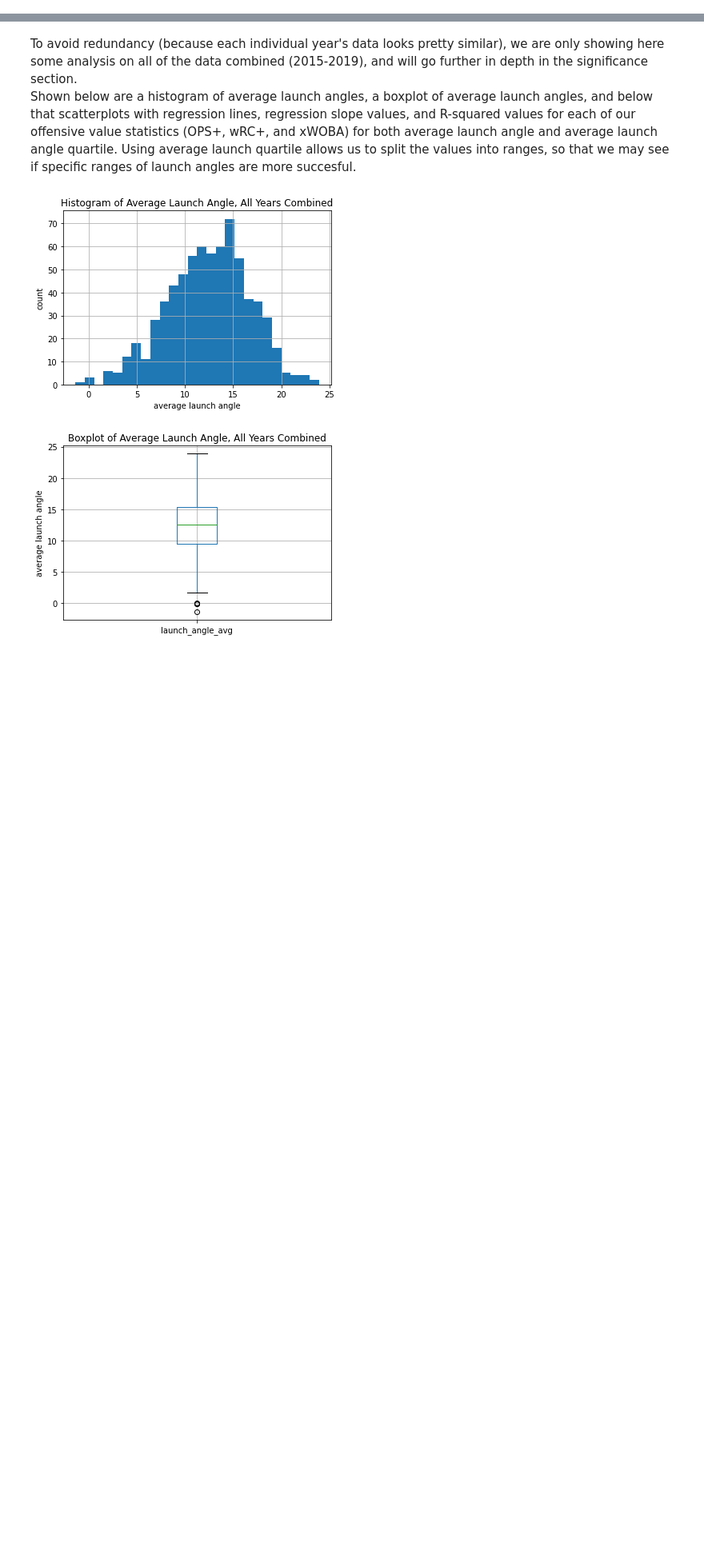
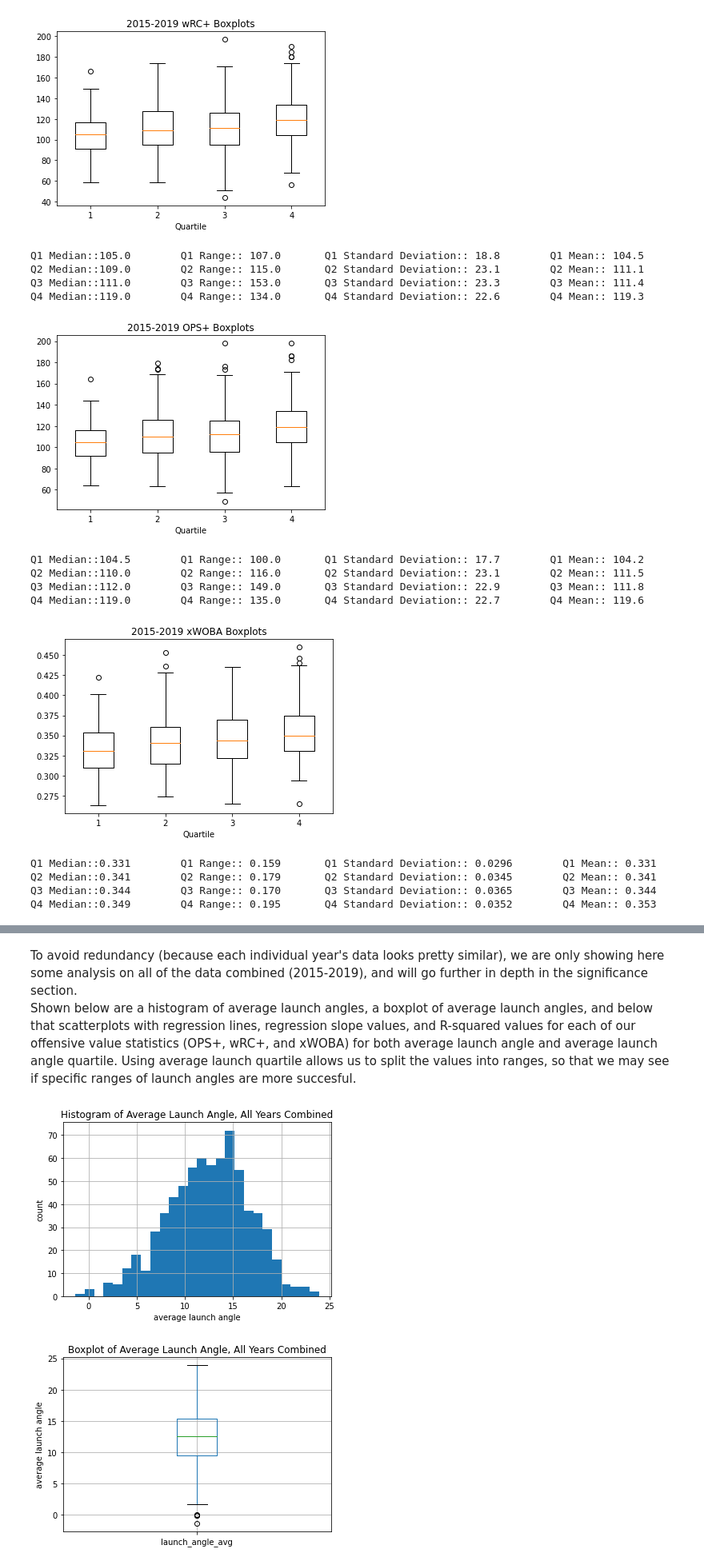
Before and after one commit to GeoffreyBrann/info2950, a Jupyter notebook: phase_4_launch_ange.ipynb, the cells around one changed output, grey strips where cells are left out. Shown at 80% size. Saved outputs shown, nothing was run; the diff lists cells and outputs as text; code cells hidden in the pictures; blank space fills up the shorter version.

```diff
--- a/phase_4_launch_ange.ipynb
+++ b/phase_4_launch_ange.ipynb
@@ -39,0 +54,13 @@ def launch_angle_avg_quartile(n):
+# %%
+all_data_q1 = all_data[all_data['launch_quartile'] == 1]
+all_data_q2 = all_data[all_data['launch_quartile'] == 2]
+all_data_q3 = all_data[all_data['launch_quartile'] == 3]
+all_data_q4 = all_data[all_data['launch_quartile'] == 4]
+
+all_data_q1.nlargest(3, 'launch_angle_avg')
+all_data_q2 = pd.merge(all_data_q1.nlargest(3, 'launch_angle_avg'), all_data_q2, how='outer')
+all_data_q1 = all_data_q1.drop(all_data_q1.index[12])
+all_data_q1 = all_data_q1.drop(all_data_q1.index[22])
+all_data_q1 = all_data_q1.drop(all_data_q1.index[42])
+all_data_q1 = all_data_q1.reset_index()
+all_data_q2 = all_data_q2.reset_index()
@@ -39,0 +77,53 @@ def launch_angle_avg_quartile(n):
+# %%
+data = [all_data_q1['wRC_Plus'], all_data_q2['wRC_Plus'], all_data_q3['wRC_Plus'], all_data_q4['wRC_Plus']]
+fig7, ax7 = plt.subplots()
+ax7.set_title('2015-2019 wRC+ Boxplots')
+ax7.boxplot(data)
+plt.xlabel('Quartile')
+plt.show()
+
+print('Q1 Median::{:.1f}        Q1 Range:: {:.1f}       Q1 Standard Deviation:: {:.1f}        Q1 Mean:: {:.1f}'.format(all_data_q1['wRC_Plus'].quantile(0.5), all_data_q1['wRC_Plus'].max()-all_data_q1['wRC_Plus'].min(), all_data_q1['wRC_Plus'].std(), all_data_q1['wRC_Plus'].mean()))
+print('Q2 Median::{:.1f}        Q2 Range:: {:.1f}       Q2 Standard Deviation:: {:.1f}        Q2 Mean:: {:.1f}'.format(all_data_q2['wRC_Plus'].quantile(0.5), all_data_q2['wRC_Plus'].max()-all_data_q2['wRC_Plus'].min(), all_data_q2['wRC_Plus'].std(), all_data_q2['wRC_Plus'].mean()))
+print('Q3 Median::{:.1f}        Q3 Range:: {:.1f}       Q3 Standard Deviation:: {:.1f}        Q3 Mean:: {:.1f}'.format(all_data_q3['wRC_Plus'].quantile(0.5), all_data_q3['wRC_Plus'].max()-all_data_q3['wRC_Plus'].min(), all_data_q3['wRC_Plus'].std(), all_data_q3['wRC_Plus'].mean()))
+print('Q4 Median::{:.1f}        Q4 Range:: {:.1f}       Q4 Standard Deviation:: {:.1f}        Q4 Mean:: {:.1f}'.format(all_data_q4['wRC_Plus'].quantile(0.5), all_data_q4['wRC_Plus'].max()-all_data_q4['wRC_Plus'].min(), all_data_q4['wRC_Plus'].std(), all_data_q4['wRC_Plus'].mean()))
+
+data = [all_data_q1['OPS_Plus'], all_data_q2['OPS_Plus'], all_data_q3['OPS_Plus'], all_data_q4['OPS_Plus']]
+fig7, ax7 = plt.subplots()
+ax7.set_title('2015-2019 OPS+ Boxplots')
+ax7.boxplot(data)
+plt.xlabel('Quartile')
+plt.show()
+
+print('Q1 Median::{:.1f}        Q1 Range:: {:.1f}       Q1 Standard Deviation:: {:.1f}        Q1 Mean:: {:.1f}'.format(all_data_q1['OPS_Plus'].quantile(0.5), all_data_q1['OPS_Plus'].max()-all_data_q1['OPS_Plus'].min(), all_data_q1['OPS_Plus'].std(), all_data_q1['OPS_Plus'].mean()))
+print('Q2 Median::{:.1f}        Q2 Range:: {:.1f}       Q2 Standard Deviation:: {:.1f}        Q2 Mean:: {:.1f}'.format(all_data_q2['OPS_Plus'].quantile(0.5), all_data_q2['OPS_Plus'].max()-all_data_q2['OPS_Plus'].min(), all_data_q2['OPS_Plus'].std(), all_data_q2['OPS_Plus'].mean()))
+print('Q3 Median::{:.1f}        Q3 Range:: {:.1f}       Q3 Standard Deviation:: {:.1f}        Q3 Mean:: {:.1f}'.format(all_data_q3['OPS_Plus'].quantile(0.5), all_data_q3['OPS_Plus'].max()-all_data_q3['OPS_Plus'].min(), all_data_q3['OPS_Plus'].std(), all_data_q3['OPS_Plus'].mean()))
+print('Q4 Median::{:.1f}        Q4 Range:: {:.1f}       Q4 Standard Deviation:: {:.1f}        Q4 Mean:: {:.1f}'.format(all_data_q4['OPS_Plus'].quantile(0.5), all_data_q4['OPS_Plus'].max()-all_data_q4['OPS_Plus'].min(), all_data_q4['OPS_Plus'].std(), all_data_q4['OPS_Plus'].mean()))
+
+
+data = [all_data_q1['xwoba'], all_data_q2['xwoba'], all_data_q3['xwoba'], all_data_q4['xwoba']]
+fig7, ax7 = plt.subplots()
+ax7.set_title('2015-2019 xWOBA Boxplots')
+ax7.boxplot(data)
+plt.xlabel('Quartile')
+plt.show()
+
+print('Q1 Median::{:.3f}        Q1 Range:: {:.3f}       Q1 Standard Deviation:: {:.4f}        Q1 Mean:: {:.3f}'.format(all_data_q1['xwoba'].quantile(0.5), all_data_q1['xwoba'].max()-all_data_q1['xwoba'].min(), all_data_q1['xwoba'].std(), all_data_q1['xwoba'].mean()))
+print('Q2 Median::{:.3f}        Q2 Range:: {:.3f}       Q2 Standard Deviation:: {:.4f}        Q2 Mean:: {:.3f}'.format(all_data_q2['xwoba'].quantile(0.5), all_data_q2['xwoba'].max()-all_data_q2['xwoba'].min(), all_data_q2['xwoba'].std(), all_data_q2['xwoba'].mean()))
+print('Q3 Median::{:.3f}        Q3 Range:: {:.3f}       Q3 Standard Deviation:: {:.4f}        Q3 Mean:: {:.3f}'.format(all_data_q3['xwoba'].quantile(0.5), all_data_q3['xwoba'].max()-all_data_q3['xwoba'].min(), all_data_q3['xwoba'].std(), all_data_q3['xwoba'].mean()))
+print('Q4 Median::{:.3f}        Q4 Range:: {:.3f}       Q4 Standard Deviation:: {:.4f}        Q4 Mean:: {:.3f}'.format(all_data_q4['xwoba'].quantile(0.5), all_data_q4['xwoba'].max()-all_data_q4['xwoba'].min(), all_data_q4['xwoba'].std(), all_data_q4['xwoba'].mean()))
+# %% [output]
+[figure, added]
+Q1 Median::105.0        Q1 Range:: 107.0       Q1 Standard Deviation:: 18.8        Q1 Mean:: 104.5
+Q2 Median::109.0        Q2 Range:: 115.0       Q2 Standard Deviation:: 23.1        Q2 Mean:: 111.1
+Q3 Median::111.0        Q3 Range:: 153.0       Q3 Standard Deviation:: 23.3        Q3 Mean:: 111.4
+Q4 Median::119.0        Q4 Range:: 134.0       Q4 Standard Deviation:: 22.6        Q4 Mean:: 119.3
+[figure, added]
+Q1 Median::104.5        Q1 Range:: 100.0       Q1 Standard Deviation:: 17.7        Q1 Mean:: 104.2
+Q2 Median::110.0        Q2 Range:: 116.0       Q2 Standard Deviation:: 23.1        Q2 Mean:: 111.5
+Q3 Median::112.0        Q3 Range:: 149.0       Q3 Standard Deviation:: 22.9        Q3 Mean:: 111.8
+Q4 Median::119.0        Q4 Range:: 135.0       Q4 Standard Deviation:: 22.7        Q4 Mean:: 119.6
+[figure, added]
+Q1 Median::0.331        Q1 Range:: 0.159       Q1 Standard Deviation:: 0.0296        Q1 Mean:: 0.331
+Q2 Median::0.341        Q2 Range:: 0.179       Q2 Standard Deviation:: 0.0345        Q2 Mean:: 0.341
+Q3 Median::0.344        Q3 Range:: 0.170       Q3 Standard Deviation:: 0.0365        Q3 Mean:: 0.344
+Q4 Median::0.349        Q4 Range:: 0.195       Q4 Standard Deviation:: 0.0352        Q4 Mean:: 0.353
```
Also changed, not shown: parts of 15 cells of this notebook.
